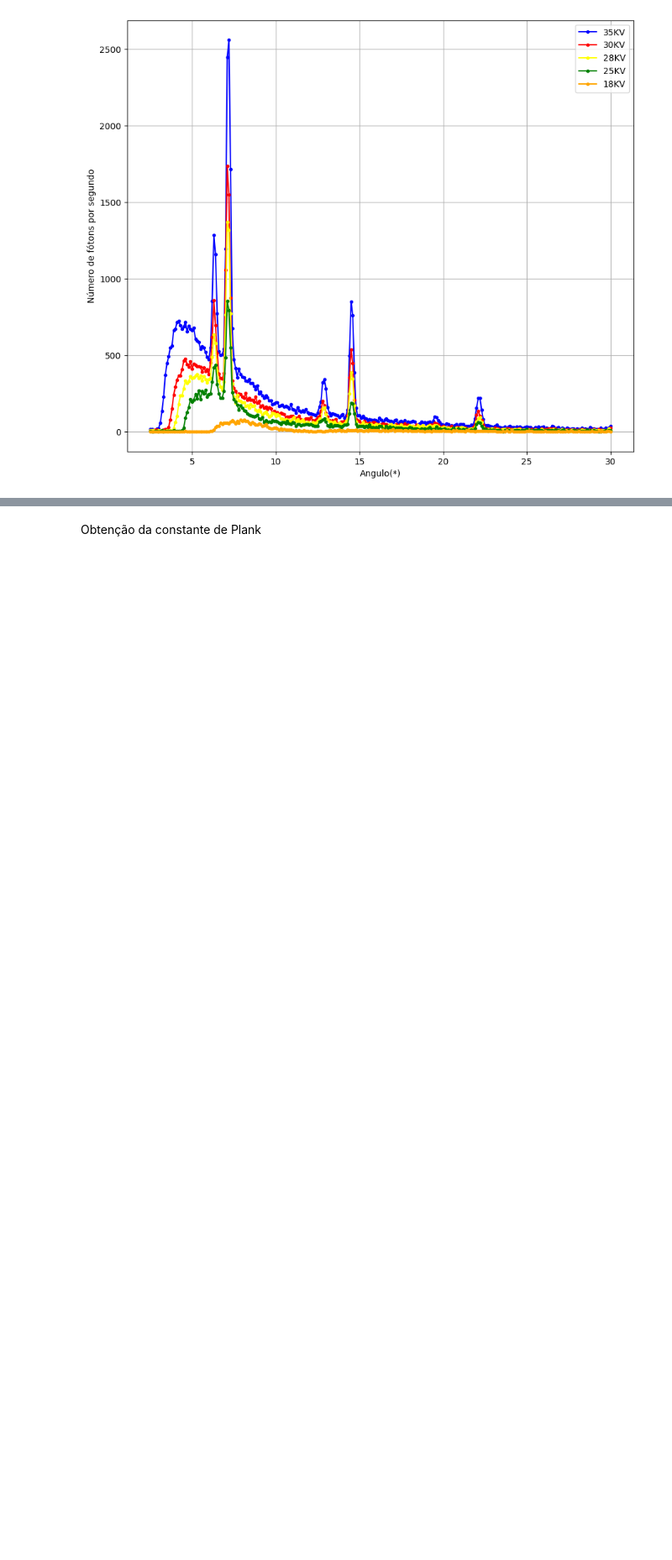
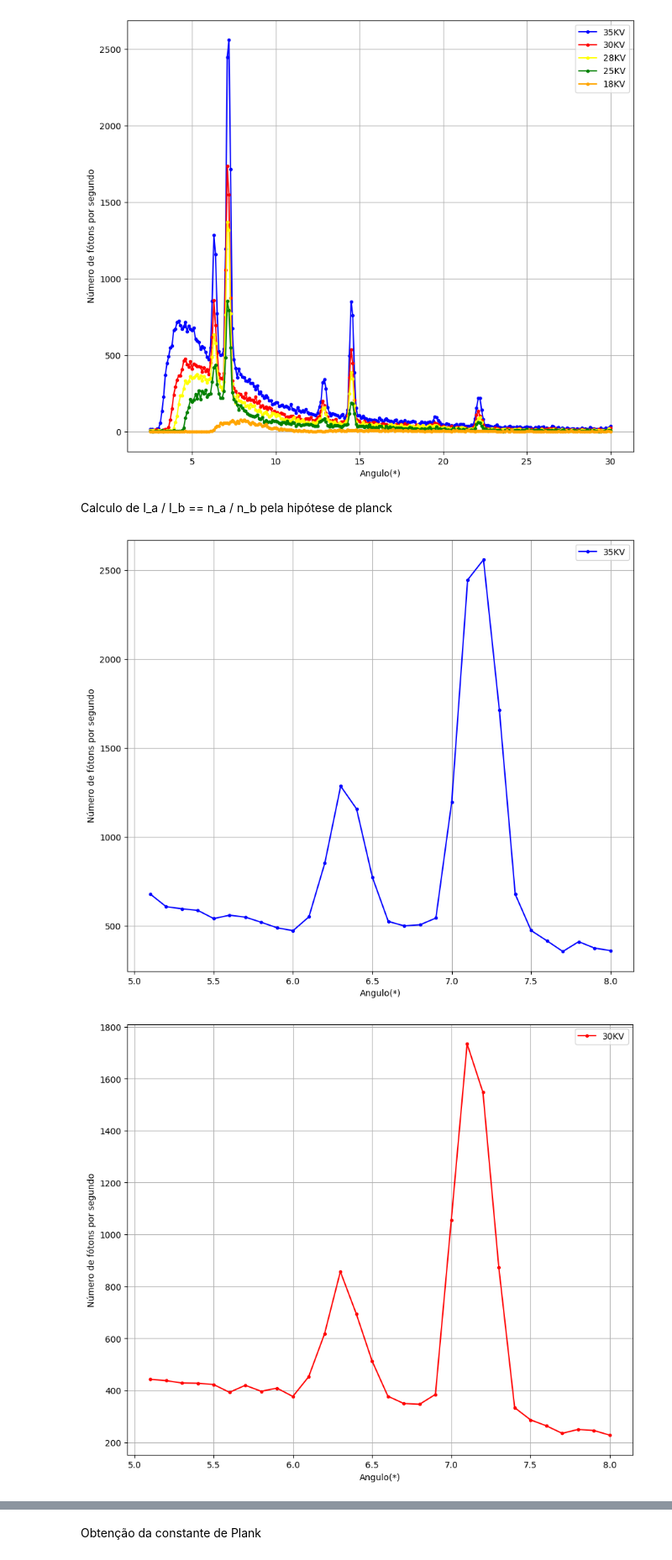
Before and after one commit to DanielDCSS/LabGlither, a Jupyter notebook: OpenLabEX2.ipynb, the cells around one changed output, grey strips where cells are left out. Shown at 84% size. Cells and saved outputs as stored; diff of their text form; code cells hidden in the pictures; blank space fills up the shorter version.

```diff
--- a/OpenLabEX2.ipynb
+++ b/OpenLabEX2.ipynb
@@ -26,3 +42,31 @@ plt.legend()
 plt.show()
 # %% [output]
 [figure]
+# %% [markdown]
+Calculo de I_a / I_b == n_a / n_b pela hipótese de planck
+# %%
+cores = ['Blue', 'Red', 'Yellow', 'Green', 'Orange']
+voltagens =['35KV', '30KV', '28KV', '25KV', '18KV']
+grafs = ['B', 'C', 'D', 'E', 'F']
+def raz(cor, voltagem, graf):
+    selecANG =[]
+    selecNF = []
+    for i in range(0, 275):
+        if df['A'][i] >= 5.01  and df['A'][i] <= 8 :
+            selecANG.append(df['A'][i])
+            selecNF.append(df[graf][i])
+
+    plt.figure(figsize=(10.5, 9))
+    plt.plot(selecANG, selecNF, label=voltagem, marker='.', color=cor )
+    plt.xlabel('Angulo(*)')
+    plt.ylabel('Número de fótons por segundo')
+    plt.grid()
+    plt.legend()
+    plt.show()
+
+
+for j in range(0, 5):
+    raz(cor =cores[j], voltagem= voltagens[j], graf= grafs[j])
+# %% [output]
+[figure, added]
+[figure, added]
```
Also changed, not shown: parts of 3 cells of this notebook.
